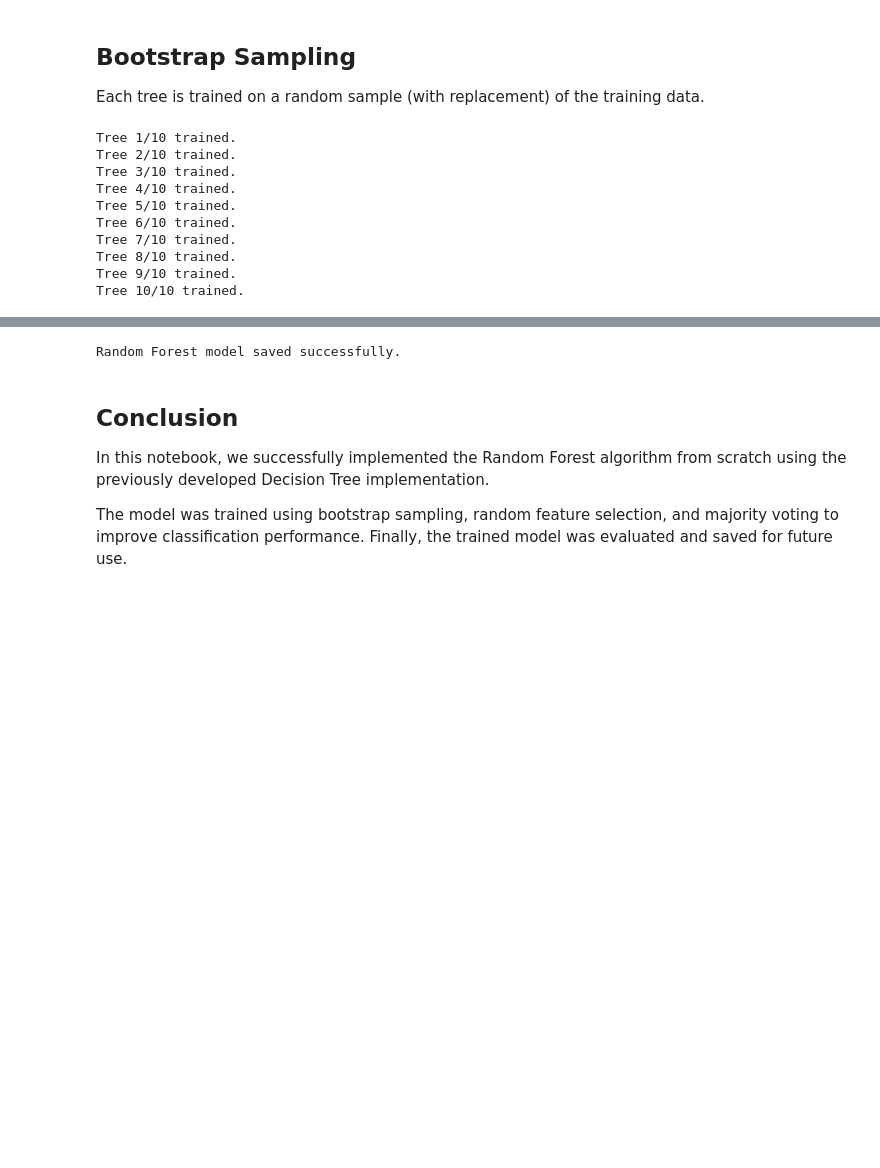
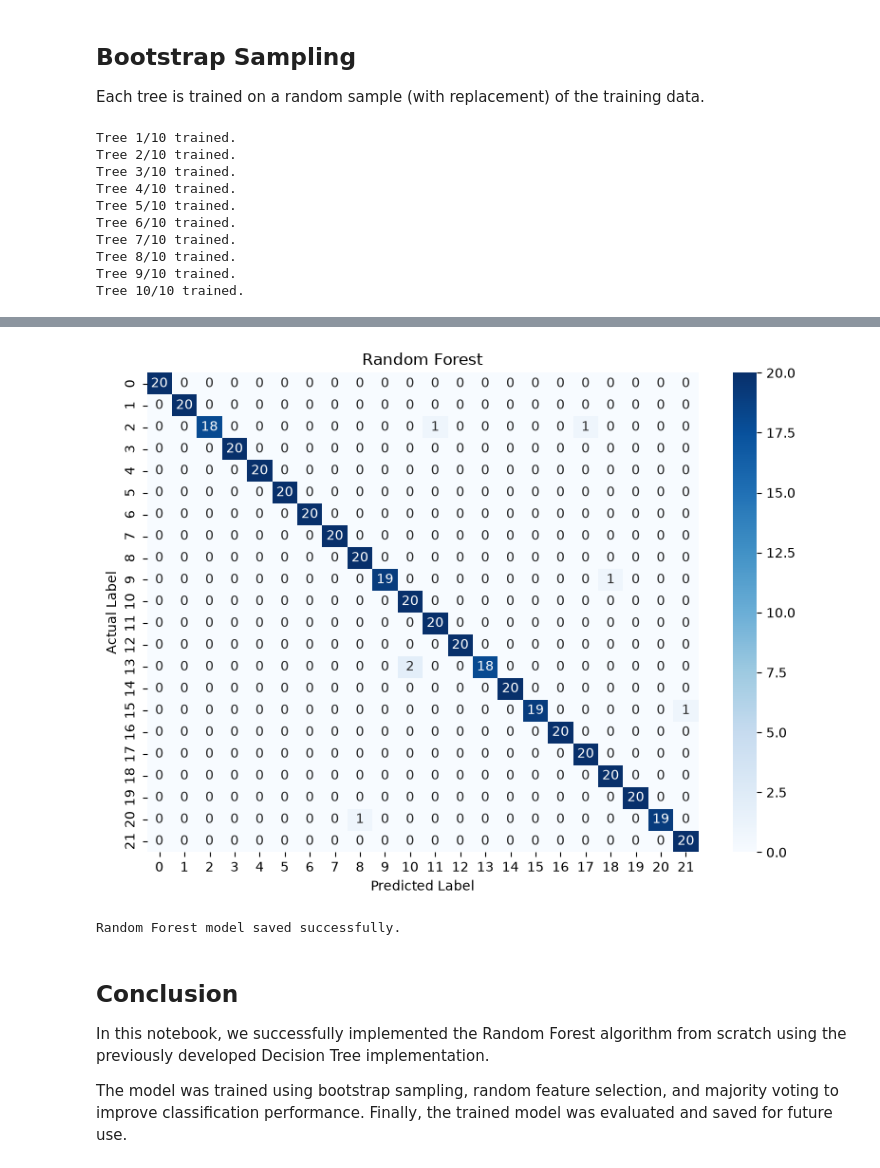
Before and after one commit to Ashimpaudel09/crop-recommendation-system, a Jupyter notebook: ml-service/notebook/07_Random_Forest.ipynb, the cells around one changed output, grey strips where cells are left out. Saved outputs shown, nothing was run; the diff lists cells and outputs as text; code cells hidden in the pictures; blank space fills up the shorter version.

```diff
--- a/ml-service/notebook/07_Random_Forest.ipynb
+++ b/ml-service/notebook/07_Random_Forest.ipynb
@@ -369,10 +371,90 @@ def accuracy(y_true, y_pred):
 # Evaluate Model
 # ==========================================================
 
-accuracy_score = accuracy(
+num_classes = len(np.unique(y_test))
+def precision_recall_f1(conf_matrix):
+    """
+    Calculate Precision, Recall and F1-Score
+    for each class and return macro averages.
+    """
+
+    num_classes = conf_matrix.shape[0]
+
+    precision_list = []
+    recall_list = []
+    f1_list = []
+
+    for i in range(num_classes):
+
+        tp = conf_matrix[i, i]
+
+        fp = np.sum(conf_matrix[:, i]) - tp
+
+        fn = np.sum(conf_matrix[i, :]) - tp
+
+        # Precision
+        if tp + fp == 0:
+            precision = 0
+        else:
+            precision = tp / (tp + fp)
+
+        # Recall
+        if tp + fn == 0:
+            recall = 0
+        else:
+            recall = tp / (tp + fn)
+
+        # F1 Score
+        if precision + recall == 0:
+            f1 = 0
+        else:
+            f1 = 2 * precision * recall / (precision + recall)
+
+        precision_list.append(precision)
+        recall_list.append(recall)
+        f1_list.append(f1)
+
+    return (
+        np.mean(precision_list),
+        np.mean(recall_list),
+        np.mean(f1_list)
+    )
+
+def confusion_matrix_scratch(y_true, y_pred, num_classes):
+    """
+    Generate confusion matrix.
+    """
+    matrix = np.zeros((num_classes, num_classes), dtype=int)
+
+    for actual, predicted in zip(y_true, y_pred):
+        matrix[actual][predicted] += 1
+
+    return matrix
+
+rf_accuracy = accuracy(
     y_test,
     y_pred
 )
 
-print(f"Random Forest Accuracy: {accuracy_score:.4f}")
+# Confusion Matrix
+rf_conf_matrix = confusion_matrix_scratch(
+    y_test,
+    y_pred,
+    num_classes
+)
+
+# Metrics
+rf_precision, rf_recall, rf_f1 = precision_recall_f1(
+    rf_conf_matrix
+)
+
+print("Accuracy :", rf_accuracy)
+print("Precision:", rf_precision)
+print("Recall   :", rf_recall)
+print("F1 Score :", rf_f1)
+
+plot_confusion_matrix(
+    rf_conf_matrix,
+    "Random Forest"
+)
 # %% [output]
@@ -380,3 +465,4 @@ Random Forest Accuracy: 0.9818
+[figure, added]
 # %%
 # ==========================================================
 # Save Random Forest Model
```
Also changed, not shown: parts of 2 cells of this notebook, 7 other files.
